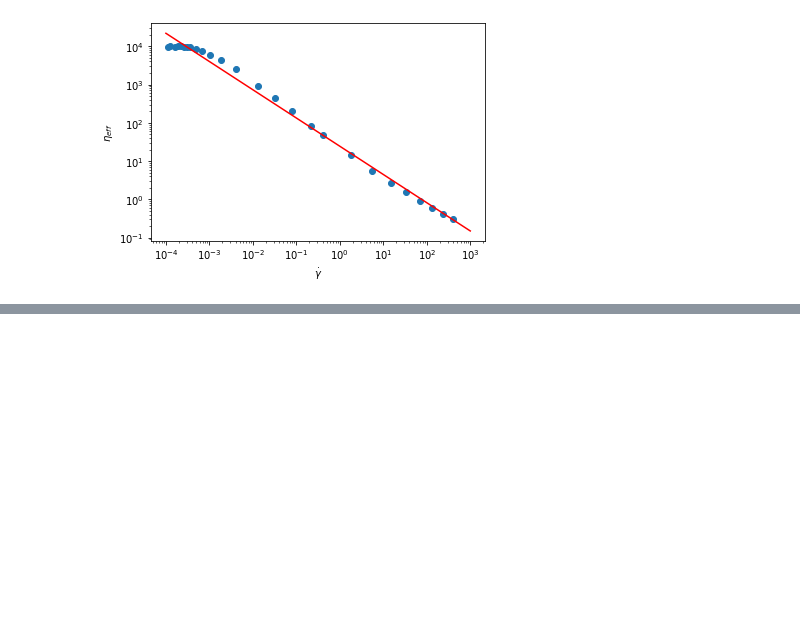
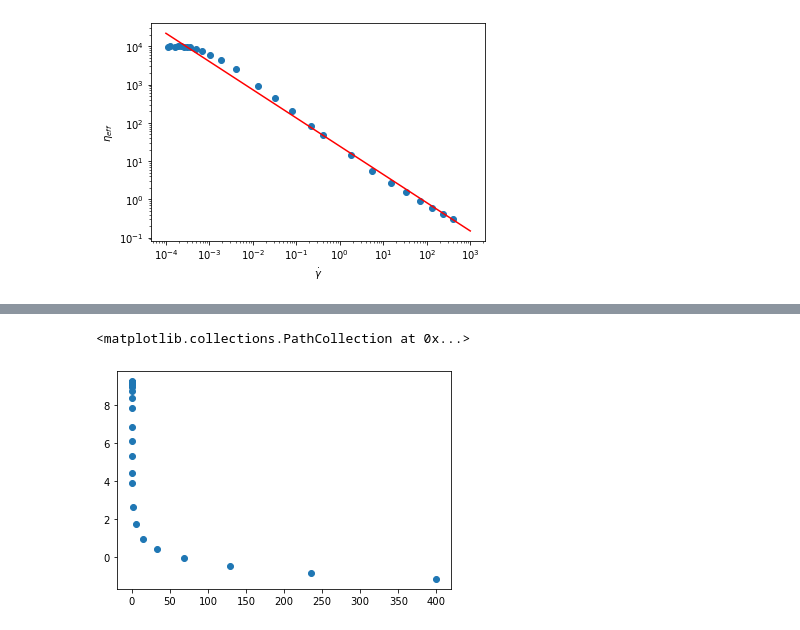
Before and after one commit to rclUPC/AdvancedFluidMechanics, a Jupyter notebook: rheology/AssignmentB.ipynb, the cells around one changed output, grey strips where cells are left out. Cells and saved outputs as stored; diff of their text form; code cells hidden in the pictures; blank space fills up the shorter version.

```diff
--- a/rheology/AssignmentB.ipynb
+++ b/rheology/AssignmentB.ipynb
@@ -144,0 +180,7 @@ ac.plot(gammaDot_plot,eta_e_plot,color="red")
+# %%
+log_eta_e = np.log(eta_e)
+# %%
+plt.scatter(gammaDot,log_eta_e)
+# %% [output]
+<matplotlib.collections.PathCollection at 0x...>
+[figure, added]
```
Also changed, not shown: parts of 16 cells of this notebook.
